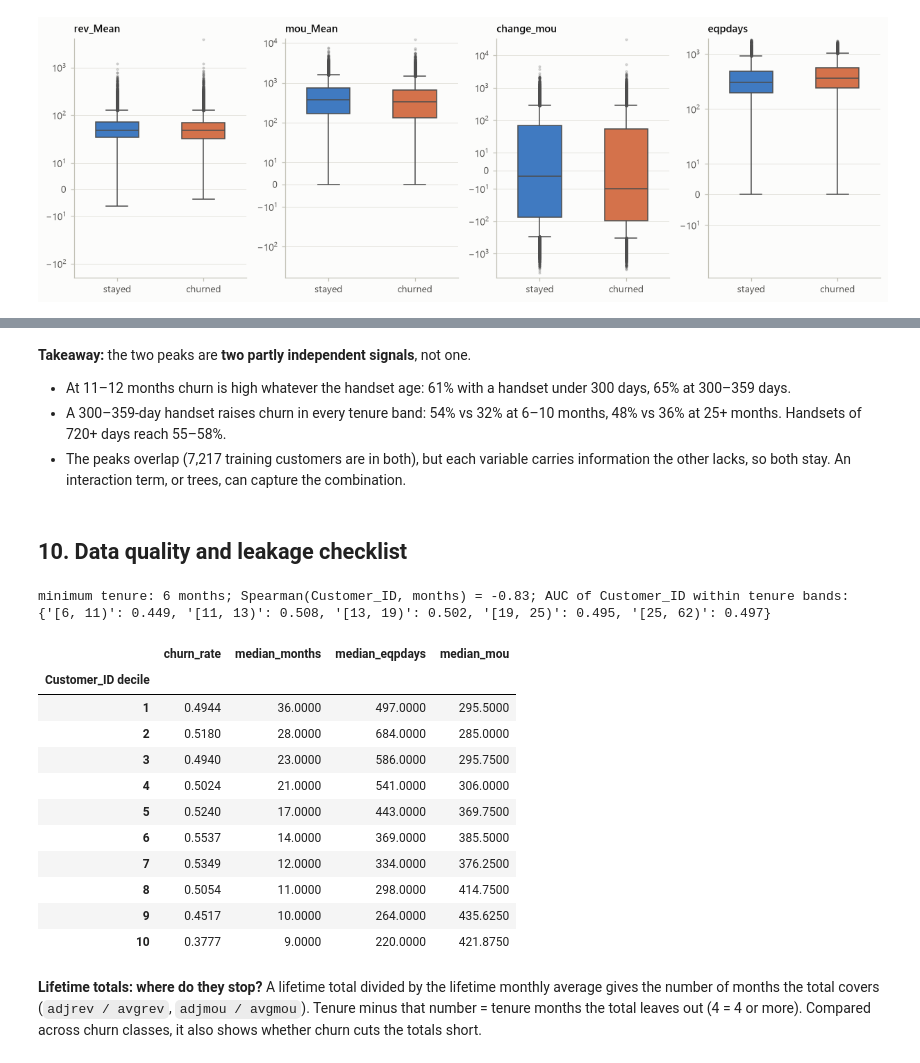
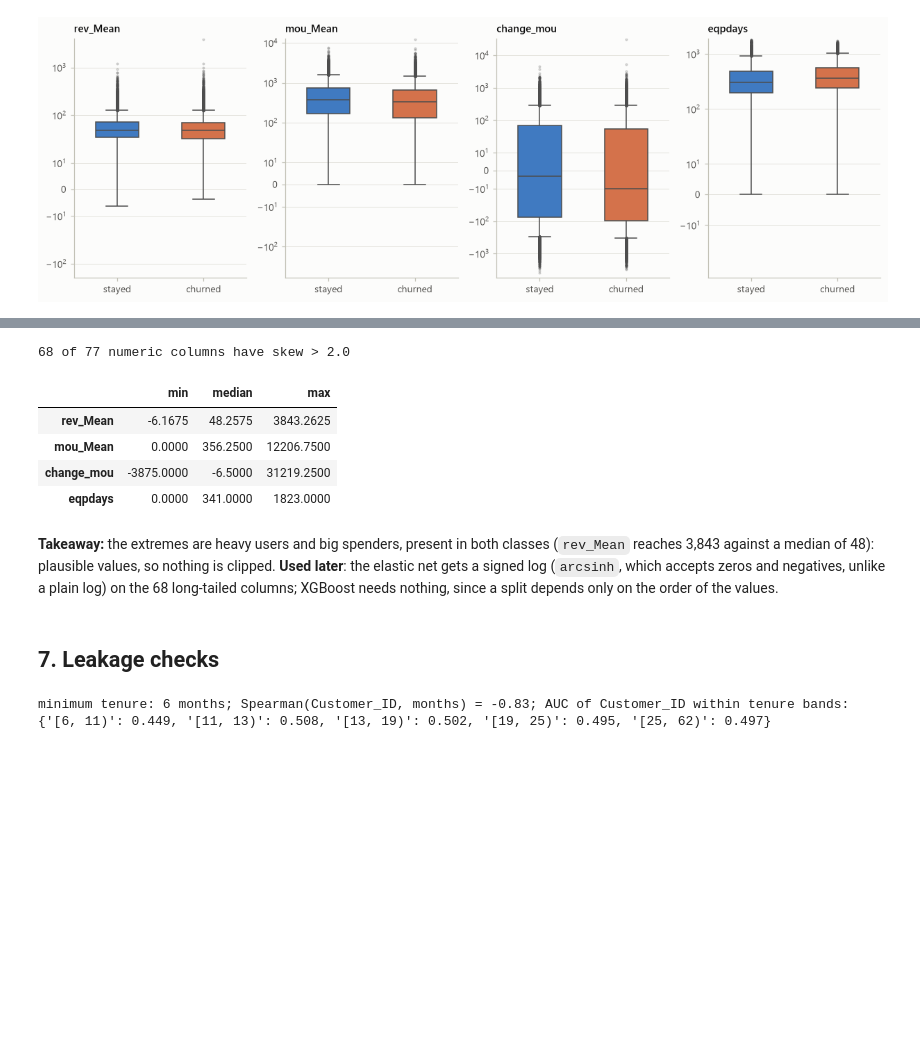
Before and after one commit to mmazzini01/SDG_churn_tech_test, a Jupyter notebook: notebooks/01_eda.ipynb, the cells around one changed output, grey strips where cells are left out. Saved outputs shown, nothing was run; the diff lists cells and outputs as text; code cells hidden in the pictures; blank space fills up the shorter version.

```diff
--- a/notebooks/01_eda.ipynb
+++ b/notebooks/01_eda.ipynb
@@ -479,32 +298,25 @@ fig = plots.plot_churn_grid(grid, overall, gb["months"], gb["eqpdays"])
-# %% [markdown]
-**Takeaway:** the two peaks are **two partly independent signals**, not one.
-- At 11–12 months churn is high whatever the handset age: 61% with a handset under 300 days, 65% at 300–359 days.
-- A 300–359-day handset raises churn in every tenure band: 54% vs 32% at 6–10 months, 48% vs 36% at 25+ months. Handsets of 720+ days reach 55–58%.
-- The peaks overlap (7,217 training customers are in both), but each variable carries information the other lacks, so both stay. An interaction term, or trees, can capture the combination.
-# %% [markdown]
-## 10. Data quality and leakage checklist
+# %%
+print(f"{prof['long_tail'].sum()} of {len(numeric)} numeric columns have skew > {e['long_tail_skew']}")
+prof.loc[e["outlier_variables"], ["min", "median", "max"]]
+# %% [output]
+68 of 77 numeric columns have skew > 2.0
+|  | min | median | max |
+| rev_Mean | -6.1675 | 48.2575 | 3843.2625 |
+| mou_Mean | 0.0000 | 356.2500 | 12206.7500 |
+| change_mou | -3875.0000 | -6.5000 | 31219.2500 |
+| eqpdays | 0.0000 | 341.0000 | 1823.0000 |
+# %% [markdown]
+**Takeaway:** the extremes are heavy users and big spenders, present in both classes (`rev_Mean` reaches 3,843
+against a median of 48): plausible values, so nothing is clipped. **Used later**: the elastic net gets a signed log
+(`arcsinh`, which accepts zeros and negatives, unlike a plain log) on the 68 long-tailed columns; XGBoost needs
+nothing, since a split depends only on the order of the values.
+# %% [markdown]
+## 7. Leakage checks
 # %%
 tenure_band = pd.cut(train["months"], e["grid_bins"]["months"], right=False)
 within = train.groupby(tenure_band, observed=True).apply(lambda g: roc_auc_score(g[TARGET], g["Customer_ID"]))
 print(f"minimum tenure: {train['months'].min()} months; "
       f"Spearman(Customer_ID, months) = {train['Customer_ID'].corr(train['months'], method='spearman'):.2f}; "
       "AUC of Customer_ID within tenure bands:", within.round(3).rename(index=str).to_dict())
-id_decile = pd.qcut(train["Customer_ID"], 10, labels=range(1, 11)).rename("Customer_ID decile")
-train.groupby(id_decile, observed=True).agg(churn_rate=(TARGET, "mean"), median_months=("months", "median"),
-                                            median_eqpdays=("eqpdays", "median"), median_mou=("mou_Mean", "median"))
 # %% [output]
 minimum tenure: 6 months; Spearman(Customer_ID, months) = -0.83; AUC of Customer_ID within tenure bands: {'[6, 11)': 0.449, '[11, 13)': 0.508, '[13, 19)': 0.502, '[19, 25)': 0.495, '[25, 62)': 0.497}
-|  | churn_rate | median_months | median_eqpdays | median_mou |
-| Customer_ID decile |  |  |  |  |
-| 1 | 0.4944 | 36.0000 | 497.0000 | 295.5000 |
-| 2 | 0.5180 | 28.0000 | 684.0000 | 285.0000 |
-| 3 | 0.4940 | 23.0000 | 586.0000 | 295.7500 |
-| 4 | 0.5024 | 21.0000 | 541.0000 | 306.0000 |
-| 5 | 0.5240 | 17.0000 | 443.0000 | 369.7500 |
-| 6 | 0.5537 | 14.0000 | 369.0000 | 385.5000 |
-| 7 | 0.5349 | 12.0000 | 334.0000 | 376.2500 |
-| 8 | 0.5054 | 11.0000 | 298.0000 | 414.7500 |
-| 9 | 0.4517 | 10.0000 | 264.0000 | 435.6250 |
-| 10 | 0.3777 | 9.0000 | 220.0000 | 421.8750 |
-# %% [markdown]
-**Lifetime totals: where do they stop?** A lifetime total divided by the lifetime monthly average gives the number of months the total covers (`adjrev / avgrev`, `adjmou / avgmou`). Tenure minus that number = tenure months the total leaves out (4 = 4 or more). Compared across churn classes, it also shows whether churn cuts the totals short.
```
Also changed, not shown: parts of 75 cells of this notebook, 14 other files.
